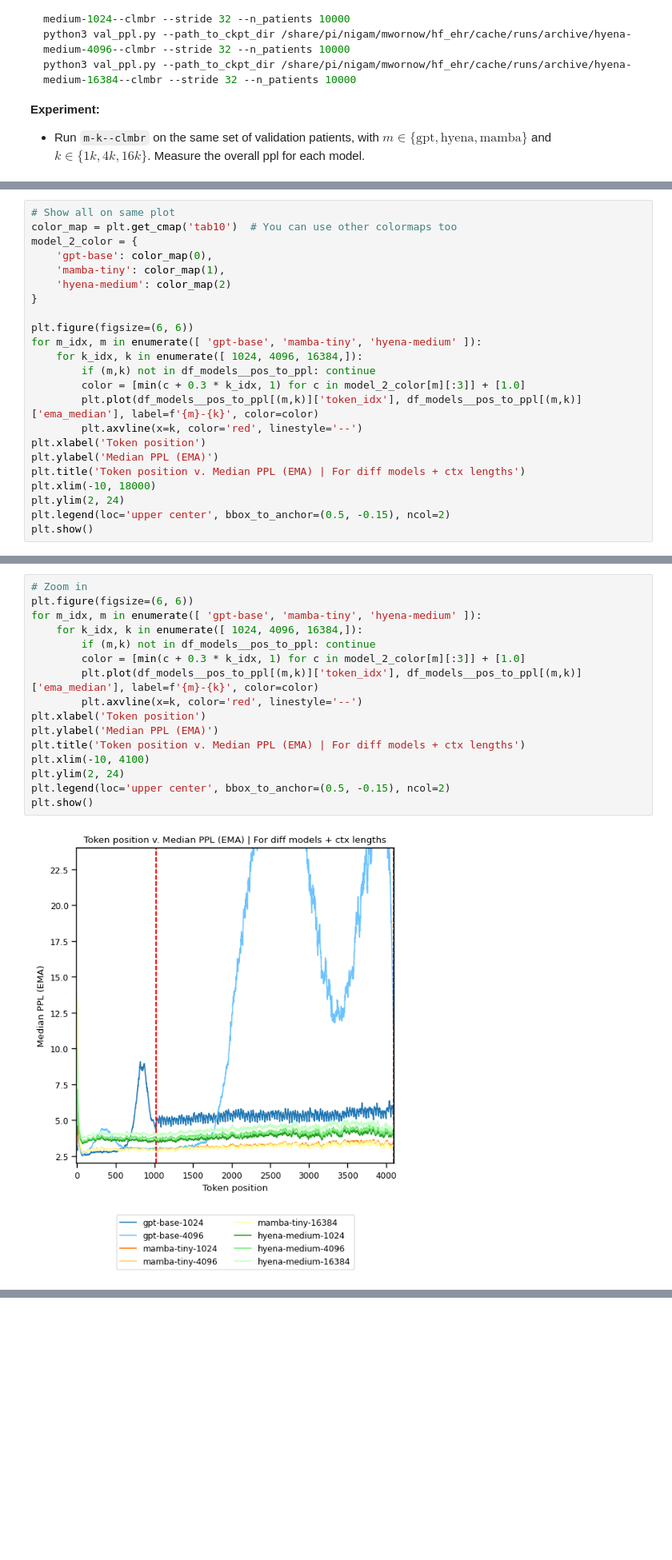
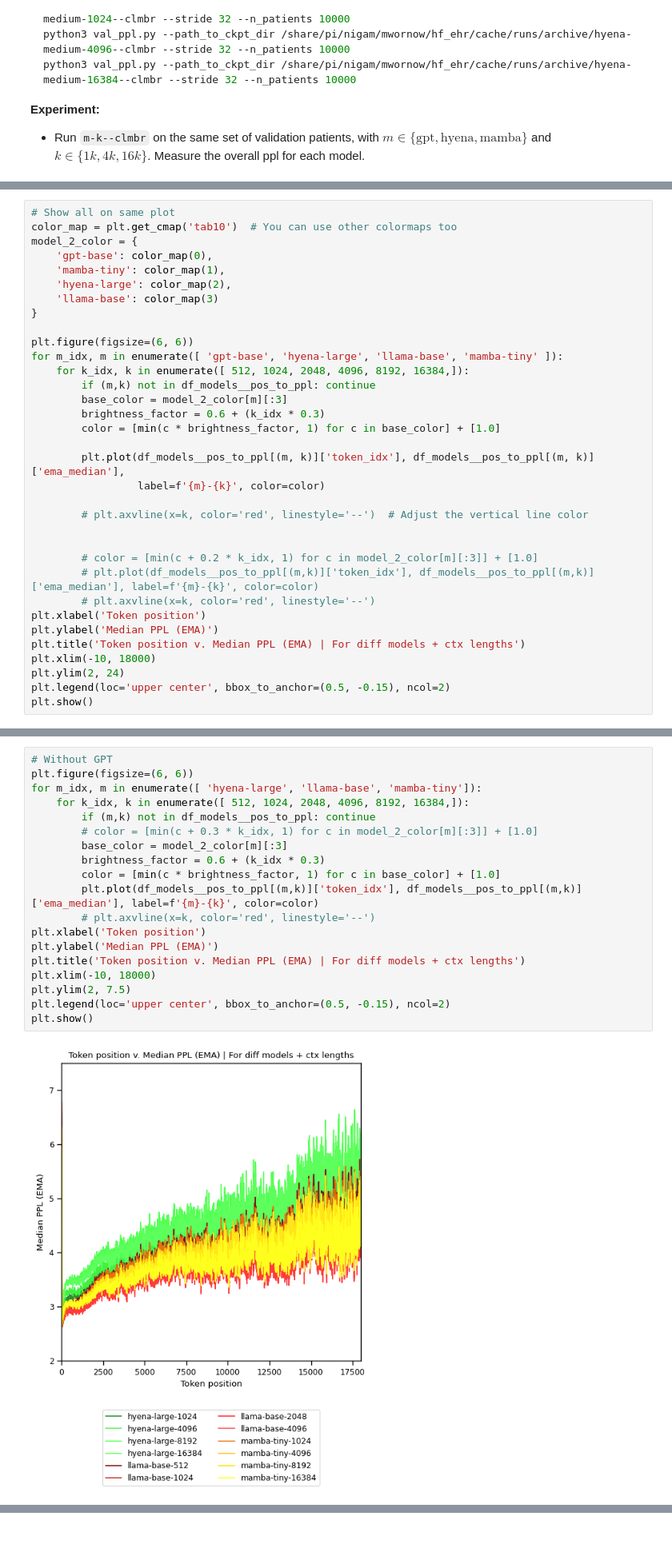
Before and after one commit to som-shahlab/hf_ehr, a Jupyter notebook: hf_ehr/notebooks/val_ppl_plots.ipynb, the cells around one changed output, grey strips where cells are left out. Shown at 80% size. Drawn from its saved outputs; the diff is of its cells as text; blank space fills up the shorter version.

```diff
--- a/hf_ehr/notebooks/val_ppl_plots.ipynb
+++ b/hf_ehr/notebooks/val_ppl_plots.ipynb
@@ -710,16 +725,27 @@ color_map = plt.get_cmap('tab10')  # You can use other colormaps too
 model_2_color = {
     'gpt-base': color_map(0),
     'mamba-tiny': color_map(1),
-    'hyena-medium': color_map(2)
+    'hyena-large': color_map(2),
+    'llama-base': color_map(3)
 }
 
 plt.figure(figsize=(6, 6))
-for m_idx, m in enumerate([ 'gpt-base', 'mamba-tiny', 'hyena-medium' ]):
-    for k_idx, k in enumerate([ 1024, 4096, 16384,]):
+for m_idx, m in enumerate([ 'gpt-base', 'hyena-large', 'llama-base', 'mamba-tiny' ]):
+    for k_idx, k in enumerate([ 512, 1024, 2048, 4096, 8192, 16384,]):
         if (m,k) not in df_models__pos_to_ppl: continue
-        color = [min(c + 0.3 * k_idx, 1) for c in model_2_color[m][:3]] + [1.0]
-        plt.plot(df_models__pos_to_ppl[(m,k)]['token_idx'], df_models__pos_to_ppl[(m,k)]['ema_median'], label=f'{m}-{k}', color=color)
-        plt.axvline(x=k, color='red', linestyle='--')
+        base_color = model_2_color[m][:3]
+        brightness_factor = 0.6 + (k_idx * 0.3)
+        color = [min(c * brightness_factor, 1) for c in base_color] + [1.0]
+
+        plt.plot(df_models__pos_to_ppl[(m, k)]['token_idx'], df_models__pos_to_ppl[(m, k)]['ema_median'],
+                 label=f'{m}-{k}', color=color)
+
+        # plt.axvline(x=k, color='red', linestyle='--')  # Adjust the vertical line color
+
+
+        # color = [min(c + 0.2 * k_idx, 1) for c in model_2_color[m][:3]] + [1.0]
+        # plt.plot(df_models__pos_to_ppl[(m,k)]['token_idx'], df_models__pos_to_ppl[(m,k)]['ema_median'], label=f'{m}-{k}', color=color)
+        # plt.axvline(x=k, color='red', linestyle='--')
 plt.xlabel('Token position')
 plt.ylabel('Median PPL (EMA)')
 plt.title('Token position v. Median PPL (EMA) | For diff models + ctx lengths')
@@ -732,18 +758,21 @@ plt.show()
 # %%
-# Zoom in
+# Without GPT
 plt.figure(figsize=(6, 6))
-for m_idx, m in enumerate([ 'gpt-base', 'mamba-tiny', 'hyena-medium' ]):
-    for k_idx, k in enumerate([ 1024, 4096, 16384,]):
+for m_idx, m in enumerate([ 'hyena-large', 'llama-base', 'mamba-tiny']):
+    for k_idx, k in enumerate([ 512, 1024, 2048, 4096, 8192, 16384,]):
         if (m,k) not in df_models__pos_to_ppl: continue
-        color = [min(c + 0.3 * k_idx, 1) for c in model_2_color[m][:3]] + [1.0]
+        # color = [min(c + 0.3 * k_idx, 1) for c in model_2_color[m][:3]] + [1.0]
+        base_color = model_2_color[m][:3]
+        brightness_factor = 0.6 + (k_idx * 0.3)
+        color = [min(c * brightness_factor, 1) for c in base_color] + [1.0]
         plt.plot(df_models__pos_to_ppl[(m,k)]['token_idx'], df_models__pos_to_ppl[(m,k)]['ema_median'], label=f'{m}-{k}', color=color)
-        plt.axvline(x=k, color='red', linestyle='--')
+        # plt.axvline(x=k, color='red', linestyle='--')
 plt.xlabel('Token position')
 plt.ylabel('Median PPL (EMA)')
 plt.title('Token position v. Median PPL (EMA) | For diff models + ctx lengths')
-plt.xlim(-10, 4100)
-plt.ylim(2, 24)
+plt.xlim(-10, 18000)
+plt.ylim(2, 7.5)
 plt.legend(loc='upper center', bbox_to_anchor=(0.5, -0.15), ncol=2)
 plt.show()
 # %% [output]
-[figure, old version]
+[figure, new version]
```
Also changed, not shown: parts of 4 cells of this notebook.
